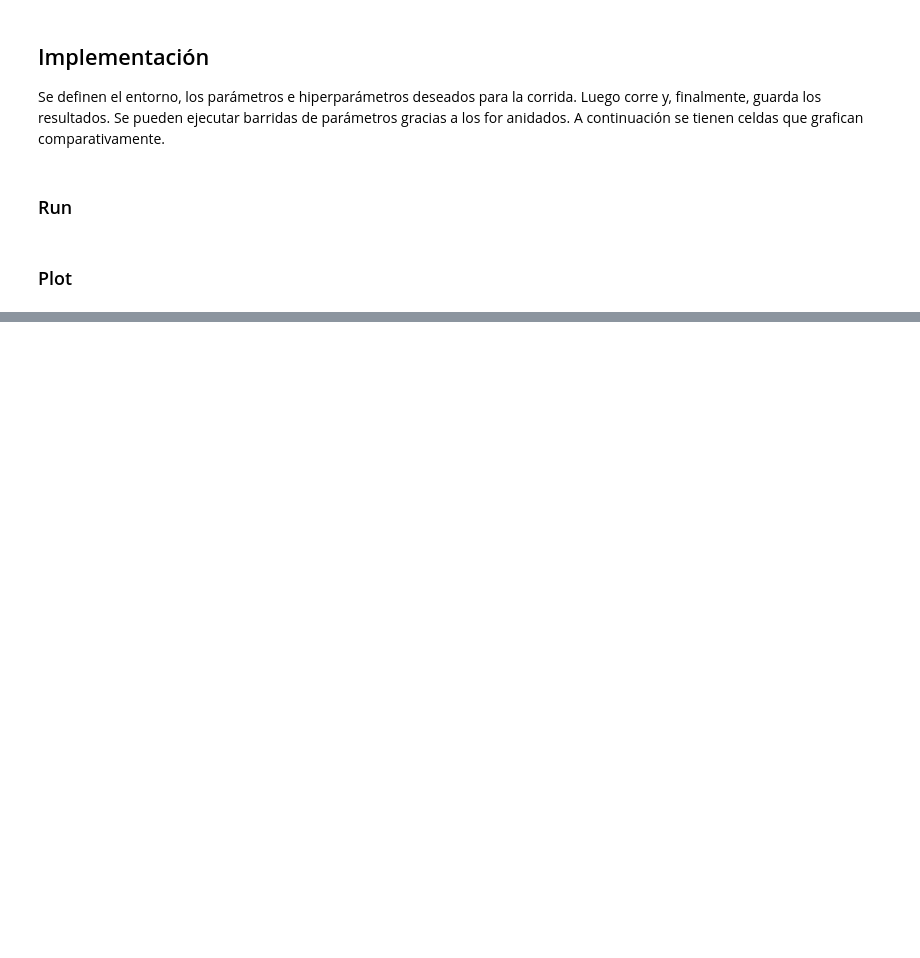
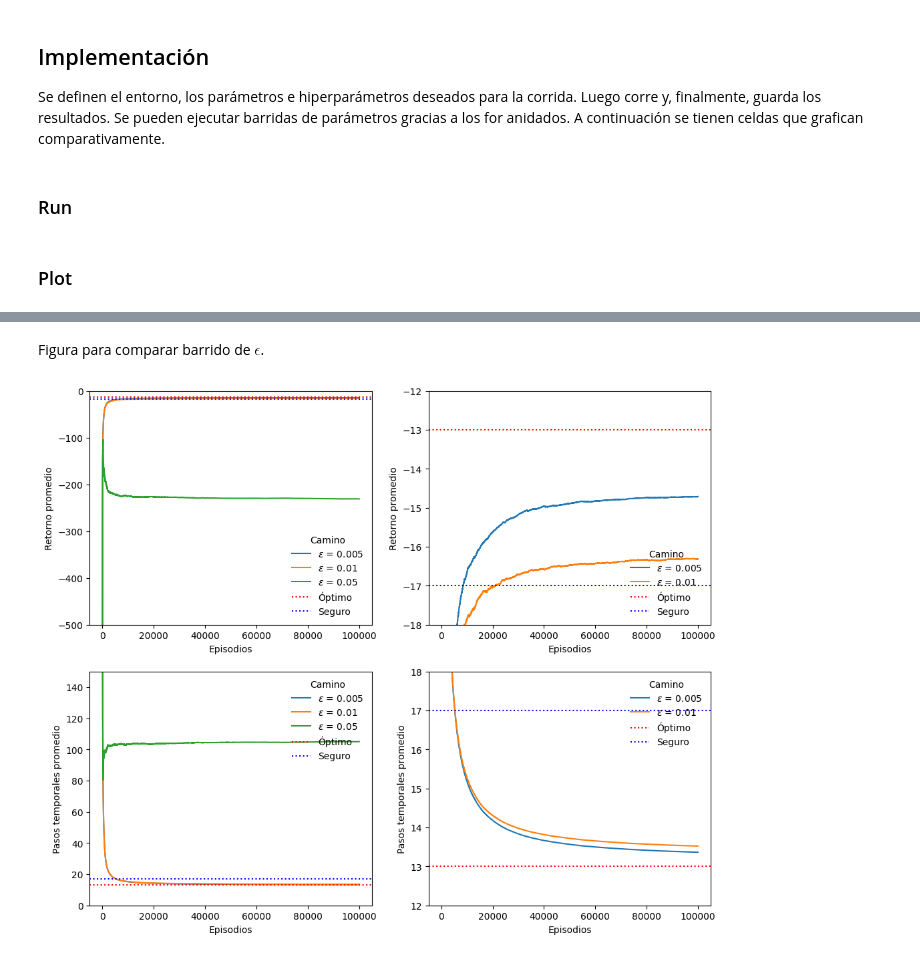
Before and after one commit to Cheva94/Diplo_Opt, a Jupyter notebook: 2_RL/Resolucion_Lab1.ipynb, the cells around one changed output, grey strips where cells are left out. Cells and saved outputs as stored; diff of their text form; code cells hidden in the pictures; blank space fills up the shorter version.

```diff
--- a/2_RL/Resolucion_Lab1.ipynb
+++ b/2_RL/Resolucion_Lab1.ipynb
@@ -866,0 +982,46 @@ for p_eps in Sw_eps:
+# %% [markdown]
+Figura para comparar barrido de $\epsilon$.
+# %%
+fig, axs = plt.subplots(2, 2,figsize=(12, 10))
+
+for p_e in [0.005, 0.01]:
+
+    File = pd.read_csv(f'Outputs/Lab1/Epsilon/Qlearning-epGreedy_its-2000_eps-100000_a-0.05_g-0.65_e-{p_e}.csv', header=None, sep='\t').iloc[201:, :2].to_numpy().astype(int)
+
+    axs[0, 0].plot(mean_evol(File[:,0]), label=rf'$\epsilon$ = {p_e}')
+    axs[1, 0].plot(mean_evol(File[:,1]), label=rf'$\epsilon$ = {p_e}')
+
+    axs[0, 1].plot(mean_evol(File[:,0]), label=rf'$\epsilon$ = {p_e}')
+    axs[1, 1].plot(mean_evol(File[:,1]), label=rf'$\epsilon$ = {p_e}')
+
+for p_e in [0.05]:
+
+    File = pd.read_csv(f'Outputs/Lab1/Epsilon/Qlearning-epGreedy_its-2000_eps-100000_a-0.05_g-0.65_e-{p_e}.csv', header=None, sep='\t').iloc[201:, :2].to_numpy().astype(int)
+
+    axs[0, 0].plot(mean_evol(File[:,0]), label=rf'$\epsilon$ = {p_e}')
+    axs[1, 0].plot(mean_evol(File[:,1]), label=rf'$\epsilon$ = {p_e}')
+
+axs[0, 0].set_ylim(-500, 0)
+axs[1, 0].set_ylim(0, 150)
+
+axs[0, 1].set_ylim(-18, -12)
+axs[1, 1].set_ylim(12, 18)
+
+for k in range(2):
+    axs[0, k].axhline(-13, color='red', linestyle=':', label='Óptimo')
+    axs[0, k].axhline(-17, color='blue', linestyle=':', label='Seguro')
+    axs[0, k].legend(loc='lower right', frameon=False, fancybox=True, title='Camino')
+
+    axs[0, k].set_xlabel('Episodios')
+    axs[0, k].set_ylabel('Retorno promedio')
+
+    axs[1, k].axhline(13, color='red', linestyle=':', label='Óptimo')
+    axs[1, k].axhline(17, color='blue', linestyle=':', label='Seguro')
+    axs[1, k].legend(loc='upper right', frameon=False, fancybox=True, title='Camino')
+
+    axs[1, k].set_xlabel('Episodios')
+    axs[1, k].set_ylabel('Pasos temporales promedio')
+
+plt.savefig('Outputs/Lab1/Epsilon/Qlearning-epGreedy_its-2000_eps-100000_a-0.05_g-0.65.png')
+# %% [output]
+[figure, added]
```
Also changed, not shown: parts of 12 cells of this notebook, 33 other files.
